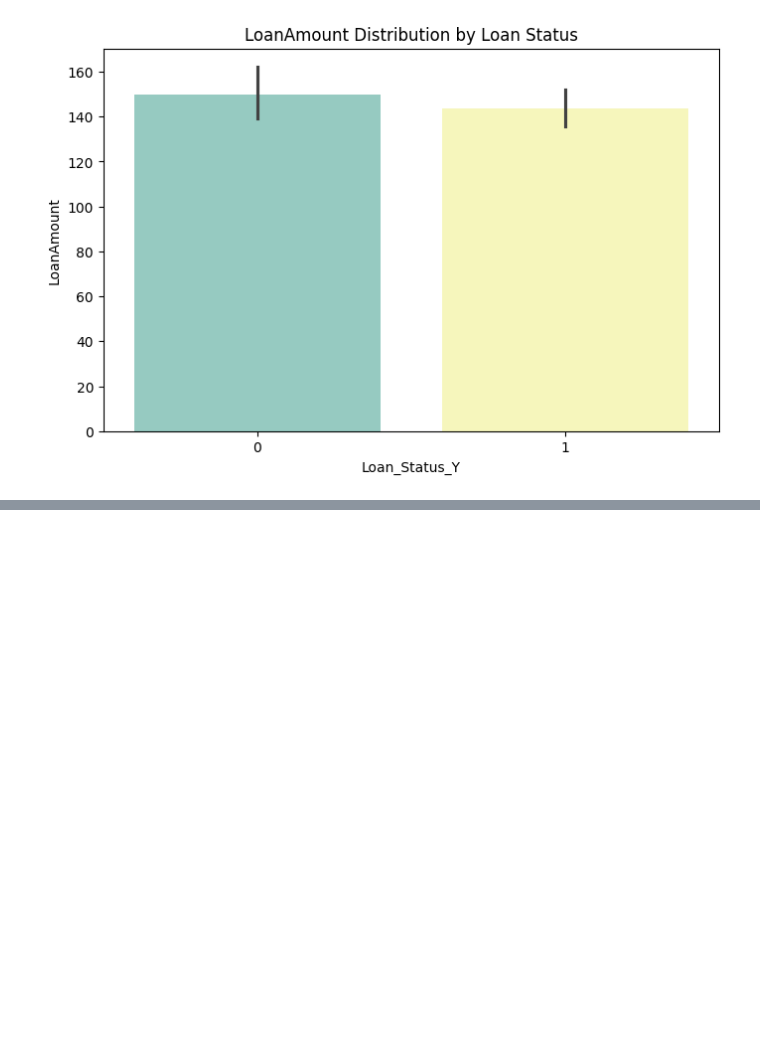
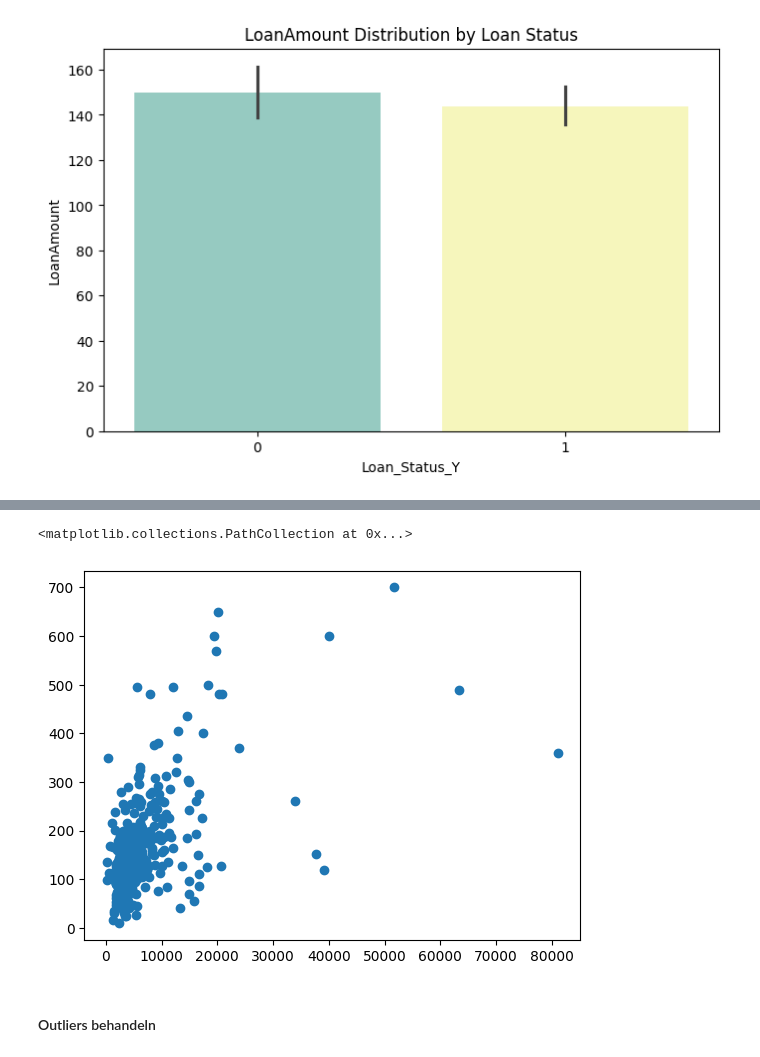
Before and after one commit to Tobiemma/ml_loan_classification, a Jupyter notebook: jupyter/loan_eda.ipynb, the cells around one changed output, grey strips where cells are left out. Drawn from its saved outputs; the diff is of its cells as text; code cells hidden in the pictures; blank space fills up the shorter version.

```diff
--- a/jupyter/loan_eda.ipynb
+++ b/jupyter/loan_eda.ipynb
@@ -167,0 +232,7 @@ plt.show()
+# %%
+plt.scatter(df_num.ApplicantIncome, df_num.LoanAmount)
+# %% [output]
+<matplotlib.collections.PathCollection at 0x...>
+[figure, added]
+# %% [markdown]
+#### Outliers behandeln
```
Also changed, not shown: parts of 27 cells of this notebook.
